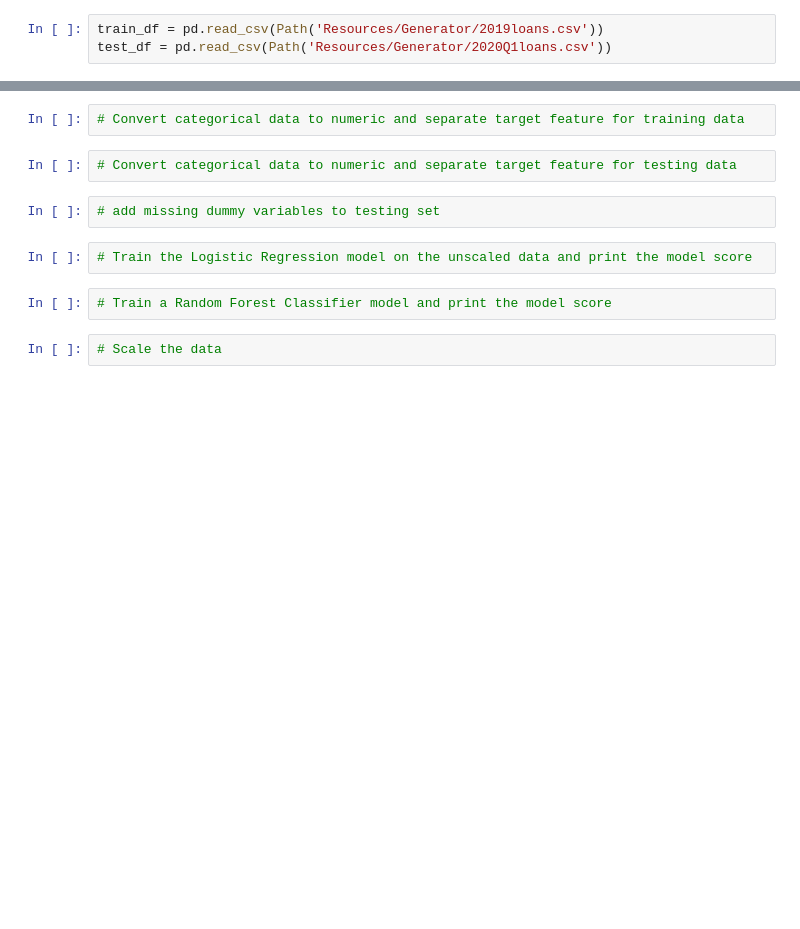
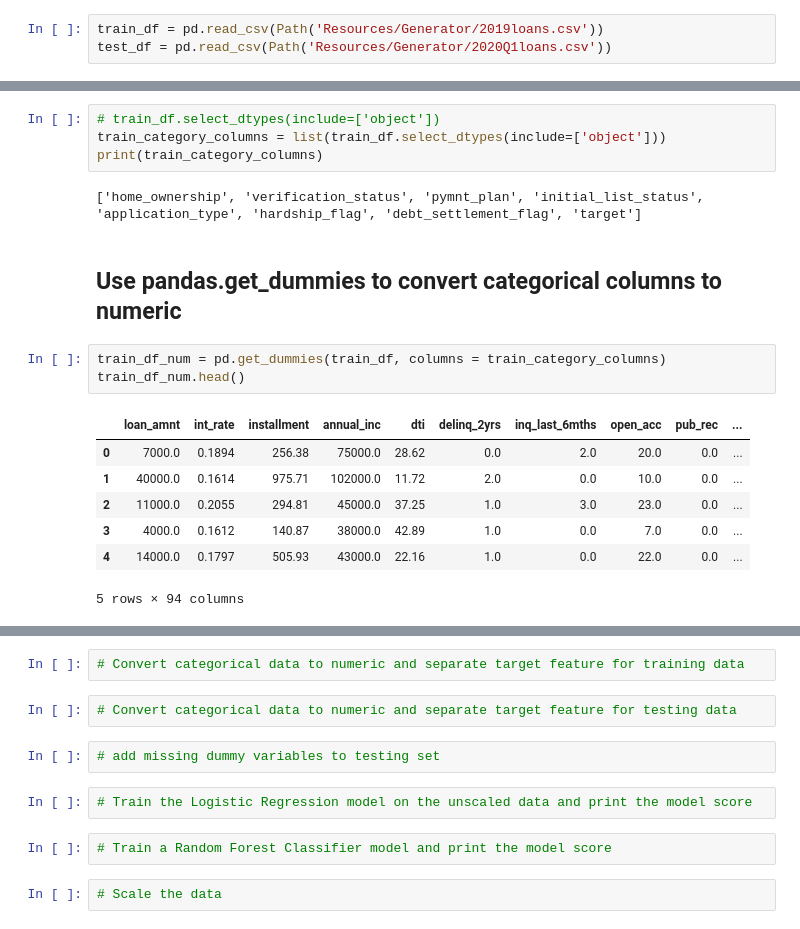
Before and after one commit to wycislo/LendingClub, a Jupyter notebook: Credit_Risk_Evaluator.ipynb, the cells around one changed output, grey strips where cells are left out. Saved outputs shown, nothing was run; the diff lists cells and outputs as text; blank space fills up the shorter version.

```diff
--- a/Credit_Risk_Evaluator.ipynb
+++ b/Credit_Risk_Evaluator.ipynb
@@ -11,0 +29,19 @@ test_df = pd.read_csv(Path('Resources/Generator/2020Q1loans.csv'))
+# %%
+# train_df.select_dtypes(include=['object'])
+train_category_columns = list(train_df.select_dtypes(include=['object']))
+print(train_category_columns)
+# %% [output]
+['home_ownership', 'verification_status', 'pymnt_plan', 'initial_list_status', 'application_type', 'hardship_flag', 'debt_settlement_flag', 'target']
+# %% [markdown]
+## Use pandas.get_dummies to convert categorical columns to numeric
+# %%
+train_df_num = pd.get_dummies(train_df, columns = train_category_columns)
+train_df_num.head()
+# %% [output]
+|  | loan_amnt | int_rate | installment | annual_inc | dti | delinq_2yrs | inq_last_6mths | open_acc | pub_rec | ... |
+| 0 | 7000.0 | 0.1894 | 256.38 | 75000.0 | 28.62 | 0.0 | 2.0 | 20.0 | 0.0 | ... |
+| 1 | 40000.0 | 0.1614 | 975.71 | 102000.0 | 11.72 | 2.0 | 0.0 | 10.0 | 0.0 | ... |
+| 2 | 11000.0 | 0.2055 | 294.81 | 45000.0 | 37.25 | 1.0 | 3.0 | 23.0 | 0.0 | ... |
+| 3 | 4000.0 | 0.1612 | 140.87 | 38000.0 | 42.89 | 1.0 | 0.0 | 7.0 | 0.0 | ... |
+| 4 | 14000.0 | 0.1797 | 505.93 | 43000.0 | 22.16 | 1.0 | 0.0 | 22.0 | 0.0 | ... |
+5 rows × 94 columns
```
Also changed, not shown: parts of 12 cells of this notebook, 2 other files.
